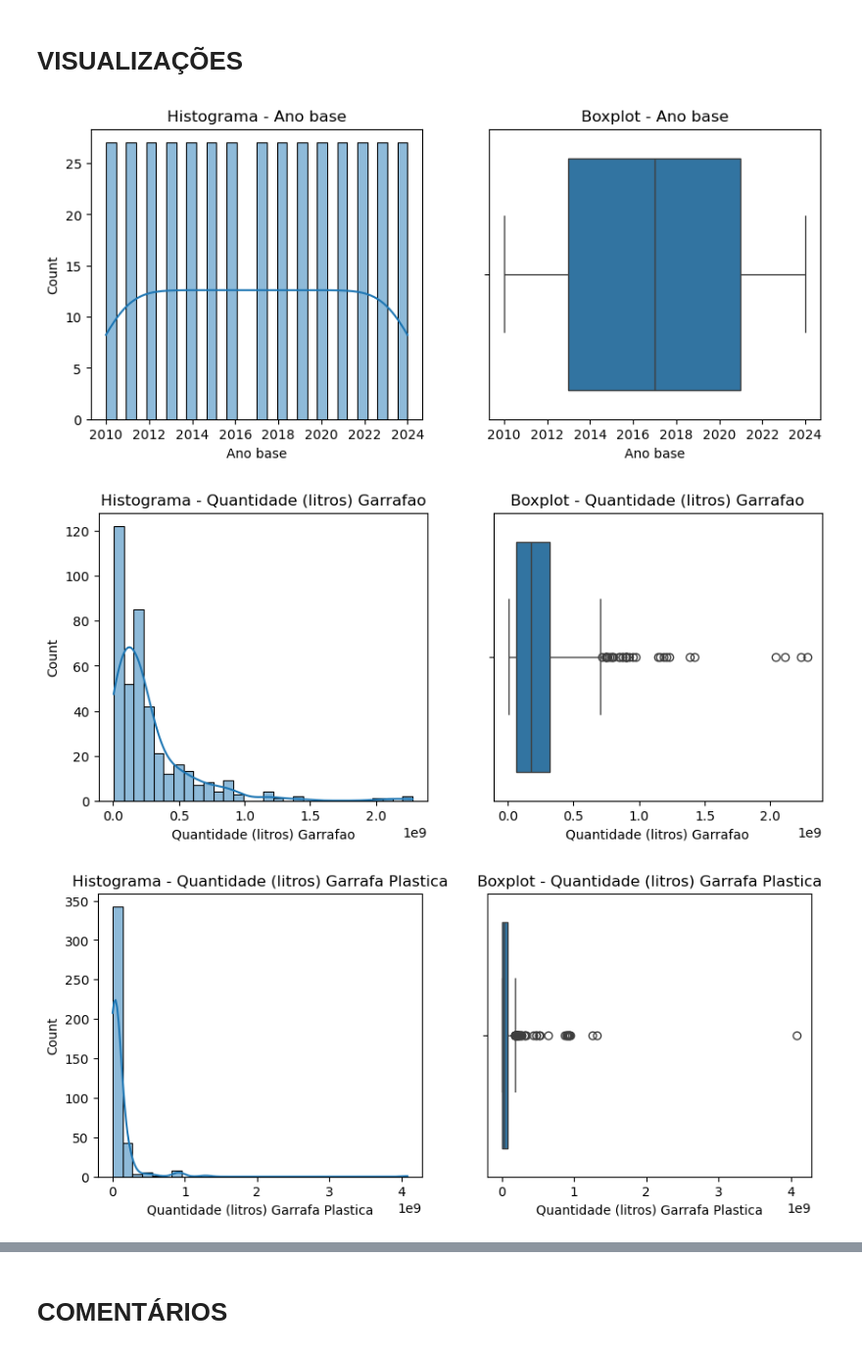
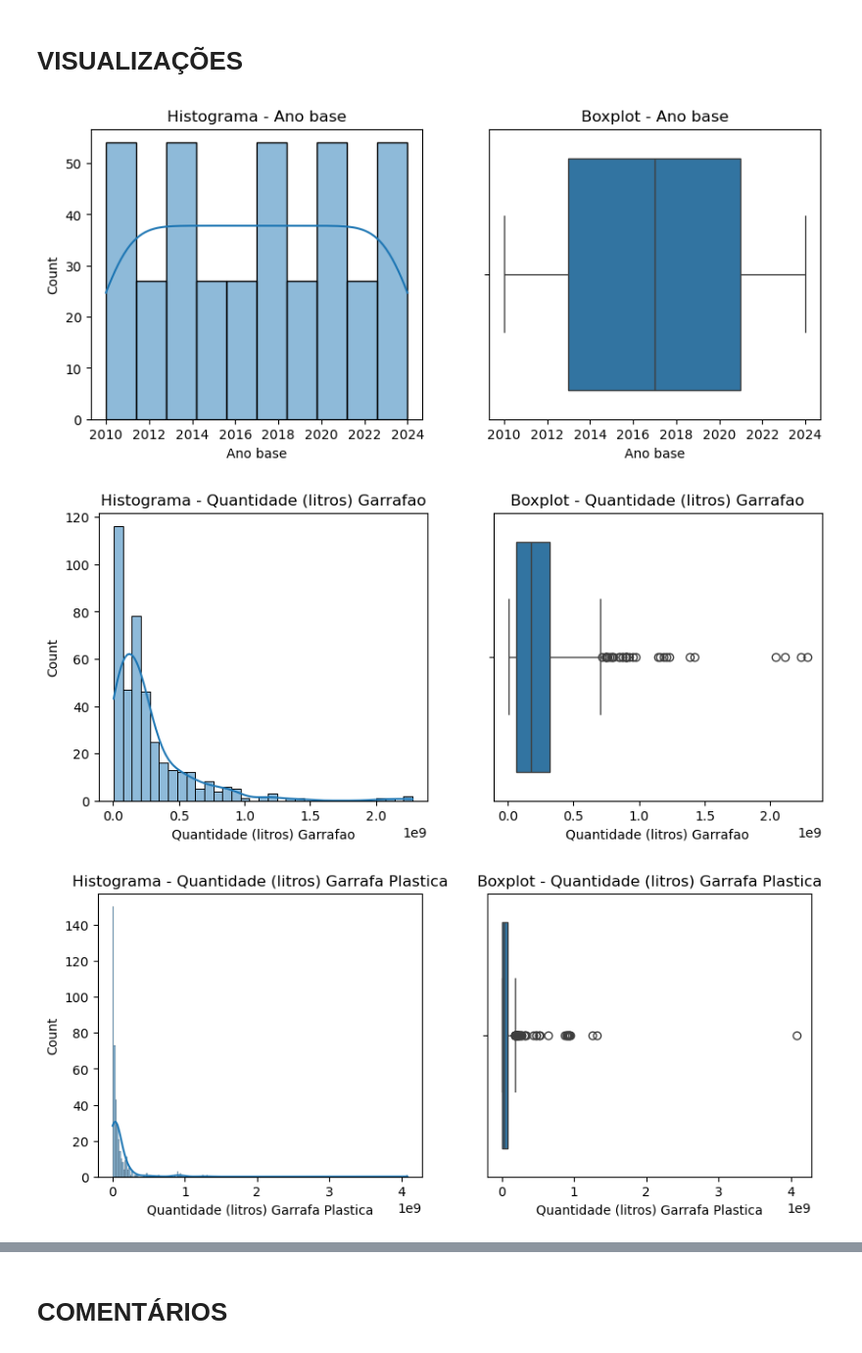
Before and after one commit to GustavoCosta200/Data-Science-LuisGustavo, a Jupyter notebook: Atividade1/analise_producao_agua.ipynb, the cells around one changed output, grey strips where cells are left out. Shown at 98% size. Drawn from its saved outputs; the diff is of its cells as text; code cells hidden in the pictures.

```diff
--- a/Atividade1/analise_producao_agua.ipynb
+++ b/Atividade1/analise_producao_agua.ipynb
@@ -156,16 +160,16 @@ IQR: 2864557.40
 # VISUALIZAÇÕES
 # %%
 for col in num_cols:
-    plt.figure(figsize=(10,4))
-    plt.subplot(1,2,1)
-    sns.histplot(df[col].dropna(), kde=True, bins=30)
+    plt.figure(figsize=(10, 4))
+    plt.subplot(1, 2, 1)
+    sns.histplot(df[col].dropna(), kde=True)
     plt.title(f"Histograma - {col}")
 
     plt.subplot(1,2,2)
     sns.boxplot(x=df[col])
     plt.title(f"Boxplot - {col}")
     plt.show()
 # %% [output]
-[figure, old version]
+[figure, new version]
-[figure, old version]
+[figure, new version]
-[figure, old version]
+[figure, new version]
```
Also changed, not shown: parts of 5 cells of this notebook, 1 other file.
